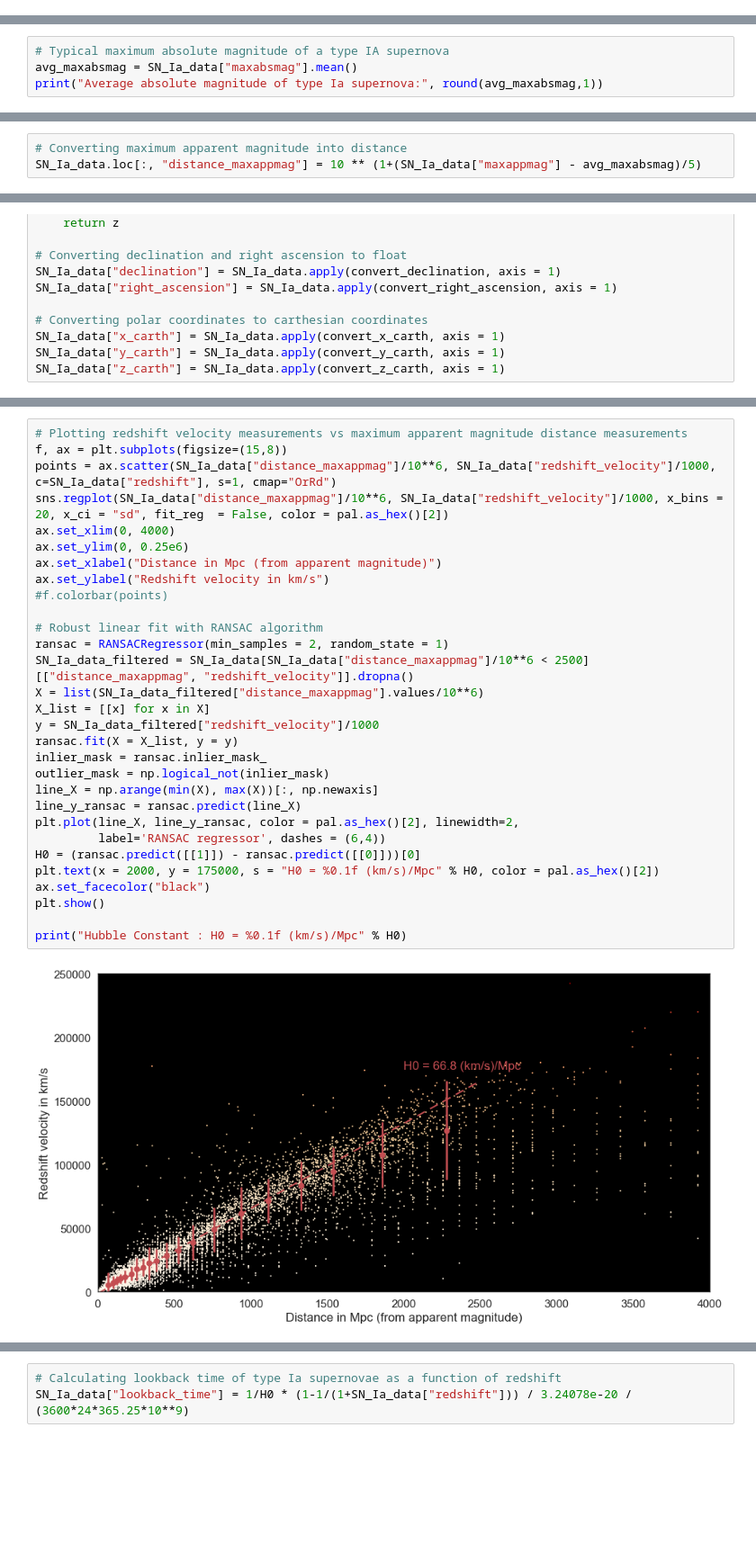
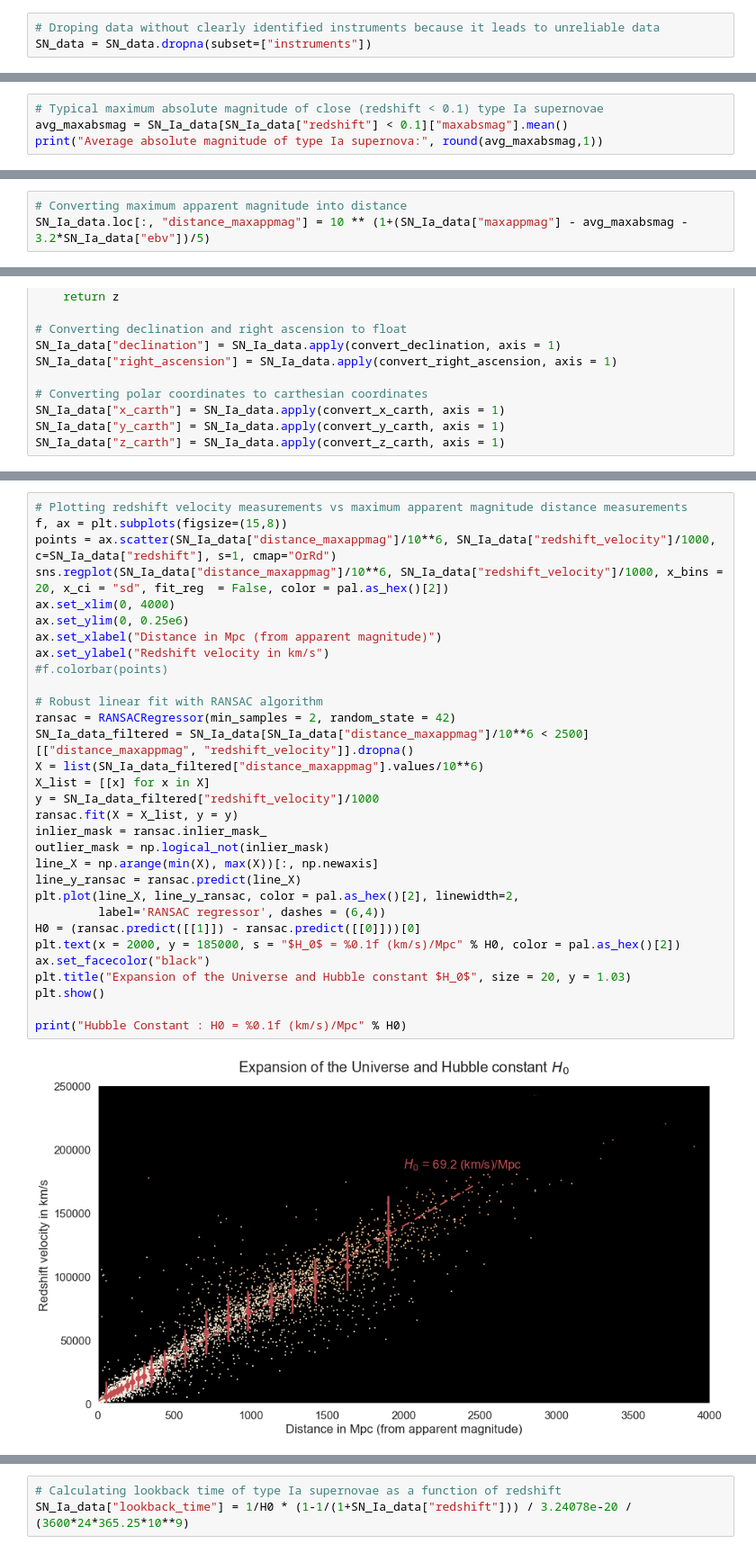
Before and after one commit to Bougeant/Age_of_the_Universe, a Jupyter notebook: Age of the Universe.ipynb, the cells around one changed output, grey strips where cells are left out. Shown at 90% size. Saved outputs shown, nothing was run; the diff lists cells and outputs as text; blank space fills up the shorter version.

```diff
--- a/Age of the Universe.ipynb
+++ b/Age of the Universe.ipynb
@@ -119,6 +121,9 @@ xraylink          23 non-null float64
 dtypes: float64(7), object(22)
 memory usage: 11.2+ MB
 Columns (8,11,27) have mixed types. Specify dtype option on import or set low_memory=False.
+# %%
+# Droping data without clearly identified instruments because it leads to unreliable data
+SN_data = SN_data.dropna(subset=["instruments"])
 # %%
 # Taking the median of numerical features when several values are provided (several measurements)
 numerical_features = ["ebv", "redshift", "velocity", "maxabsmag", "maxappmag"]
@@ -139,7 +144,7 @@ SN_other_data = SN_data[SN_data["claimedtype"].str.contains("Ia") == False]
 SN_Ia_data.is_copy = False
 SN_other_data.is_copy = False
 # %%
-# Typical maximum absolute magnitude of a type IA supernova
-avg_maxabsmag = SN_Ia_data["maxabsmag"].mean()
+# Typical maximum absolute magnitude of close (redshift < 0.1) type Ia supernovae
+avg_maxabsmag = SN_Ia_data[SN_Ia_data["redshift"] < 0.1]["maxabsmag"].mean()
 print("Average absolute magnitude of type Ia supernova:", round(avg_maxabsmag,1))
 # %% [output]
@@ -147,6 +152,6 @@ Average absolute magnitude of type Ia supernova: -18.9
 # %%
 # Converting maximum apparent magnitude into distance
-SN_Ia_data.loc[:, "distance_maxappmag"] = 10 ** (1+(SN_Ia_data["maxappmag"] - avg_maxabsmag)/5)
+SN_Ia_data.loc[:, "distance_maxappmag"] = 10 ** (1+(SN_Ia_data["maxappmag"] - avg_maxabsmag - 3.2*SN_Ia_data["ebv"])/5)
 # %%
 # Converting redshift into velocity
 SN_Ia_data.loc[:, "redshift_velocity"] = constants.speed_of_light * ((1+SN_Ia_data["redshift"])**2 - 1)/((1+SN_Ia_data["redshift"])**2 + 1)
@@ -276,32 +283,33 @@ plotly.offline.plot(fig, filename = '3D_view_type_Ia_supernovae.html', auto_open
 # %%
 # Plotting redshift velocity measurements vs maximum apparent magnitude distance measurements
 f, ax = plt.subplots(figsize=(15,8))
 points = ax.scatter(SN_Ia_data["distance_maxappmag"]/10**6, SN_Ia_data["redshift_velocity"]/1000, c=SN_Ia_data["redshift"], s=1, cmap="OrRd")
 sns.regplot(SN_Ia_data["distance_maxappmag"]/10**6, SN_Ia_data["redshift_velocity"]/1000, x_bins = 20, x_ci = "sd", fit_reg  = False, color = pal.as_hex()[2])
 ax.set_xlim(0, 4000)
 ax.set_ylim(0, 0.25e6)
 ax.set_xlabel("Distance in Mpc (from apparent magnitude)")
 ax.set_ylabel("Redshift velocity in km/s")
 #f.colorbar(points)
 
 # Robust linear fit with RANSAC algorithm
-ransac = RANSACRegressor(min_samples = 2, random_state = 1)
+ransac = RANSACRegressor(min_samples = 2, random_state = 42)
 SN_Ia_data_filtered = SN_Ia_data[SN_Ia_data["distance_maxappmag"]/10**6 < 2500][["distance_maxappmag", "redshift_velocity"]].dropna()
 X = list(SN_Ia_data_filtered["distance_maxappmag"].values/10**6)
 X_list = [[x] for x in X]
 y = SN_Ia_data_filtered["redshift_velocity"]/1000
 ransac.fit(X = X_list, y = y)
 inlier_mask = ransac.inlier_mask_
 outlier_mask = np.logical_not(inlier_mask)
 line_X = np.arange(min(X), max(X))[:, np.newaxis]
 line_y_ransac = ransac.predict(line_X)
 plt.plot(line_X, line_y_ransac, color = pal.as_hex()[2], linewidth=2,
          label='RANSAC regressor', dashes = (6,4))
 H0 = (ransac.predict([[1]]) - ransac.predict([[0]]))[0]
-plt.text(x = 2000, y = 175000, s = "H0 = %0.1f (km/s)/Mpc" % H0, color = pal.as_hex()[2])
+plt.text(x = 2000, y = 185000, s = "$H_0$ = %0.1f (km/s)/Mpc" % H0, color = pal.as_hex()[2])
 ax.set_facecolor("black")
+plt.title("Expansion of the Universe and Hubble constant $H_0$", size = 20, y = 1.03)
 plt.show()
 
 print("Hubble Constant : H0 = %0.1f (km/s)/Mpc" % H0)
 # %% [output]
-[figure, old version]
+[figure, new version]
```
Also changed, not shown: parts of 7 cells of this notebook.
